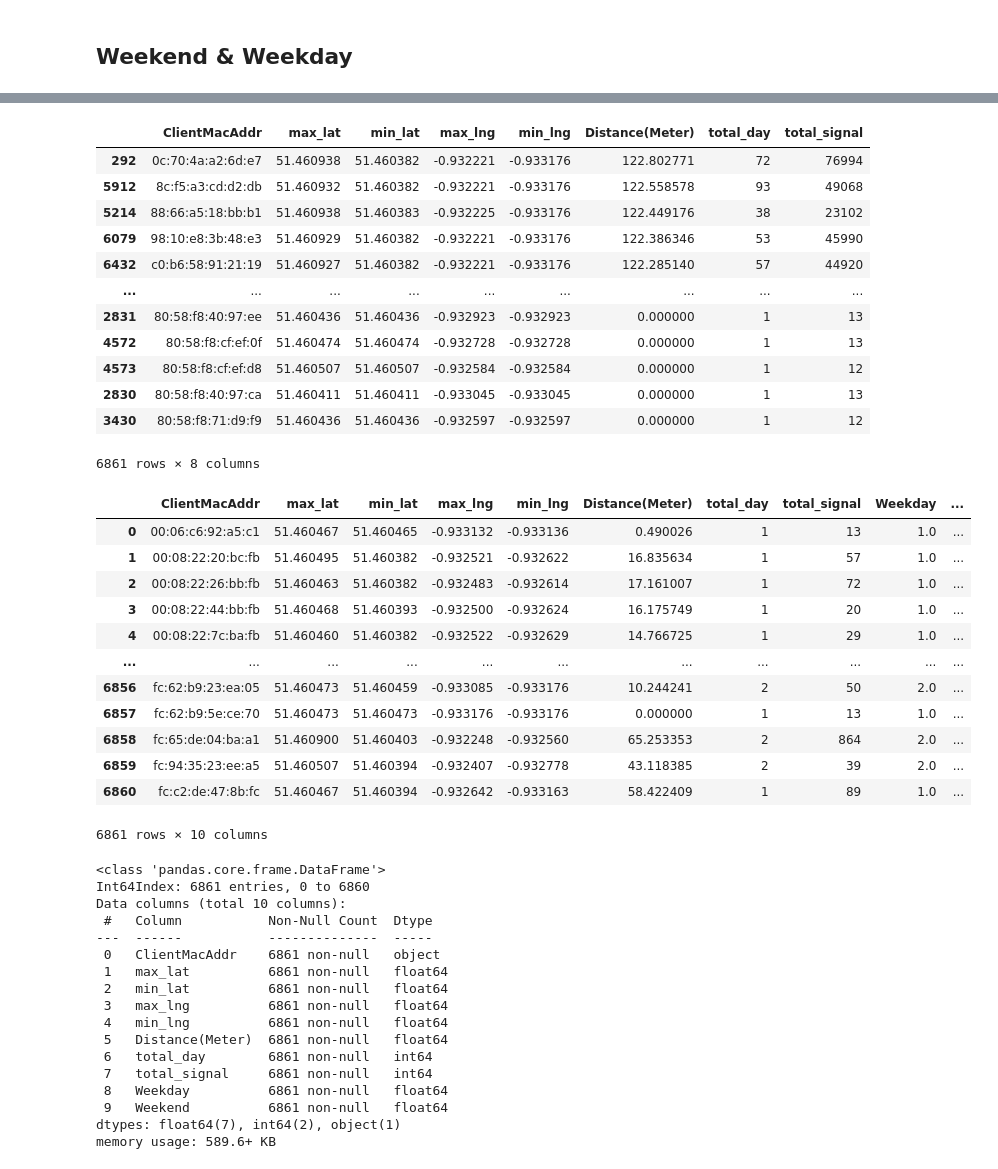
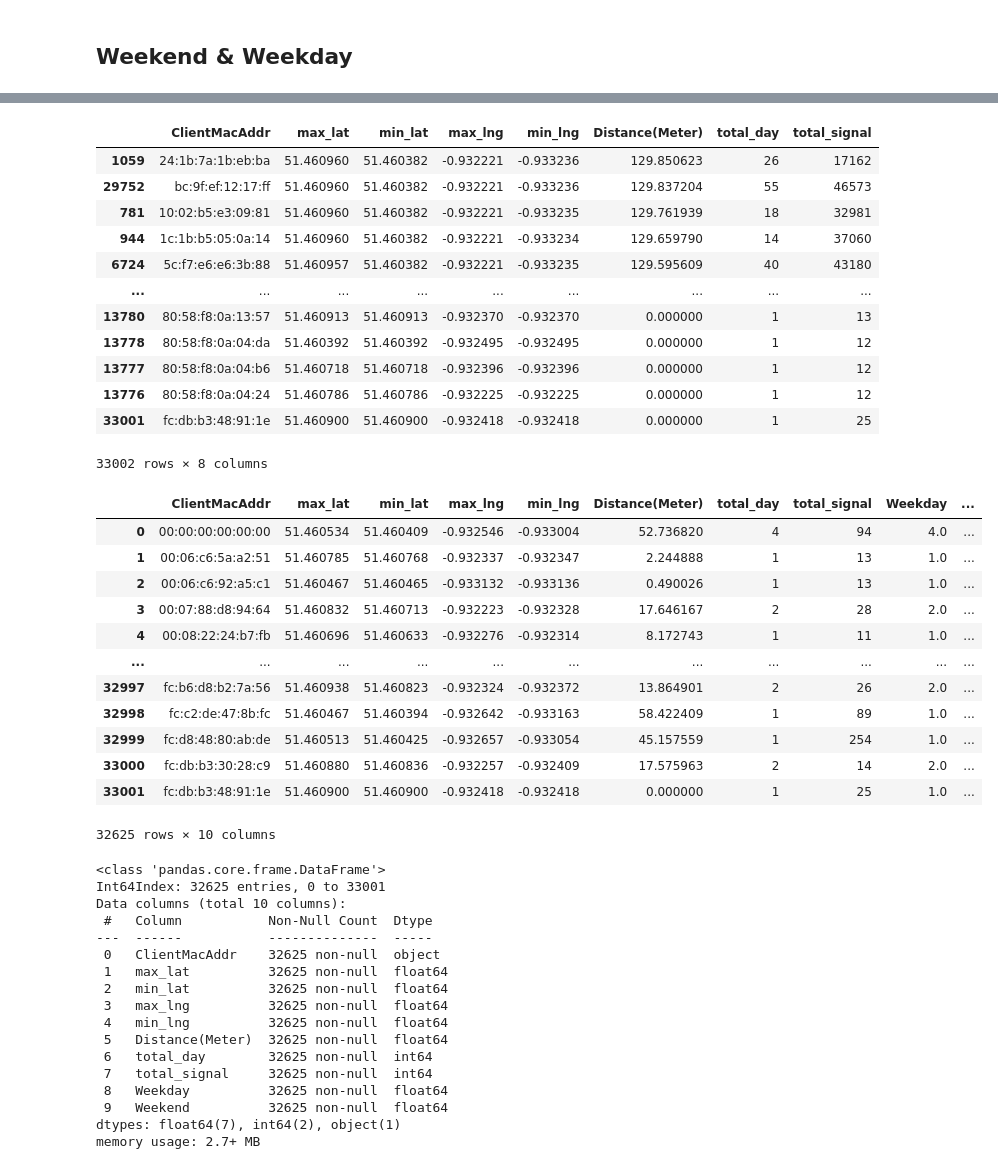
Before and after one commit to Khaninsi/Kiana_analytics, a Jupyter notebook: Code/Data Analysis_combined.ipynb, the cells around one changed output, grey strips where cells are left out. Drawn from its saved outputs; the diff is of its cells as text; code cells hidden in the pictures.

```diff
--- a/Code/Data Analysis_combined.ipynb
+++ b/Code/Data Analysis_combined.ipynb
@@ -27,4 +29,4 @@ def read_file(in_folder, percent=1):
     return df
 # %%
-df_0 = read_file('../data/data/', percent=0.04)
+df_0 = read_file('data/', percent=0.2) # 16 files
 # %% [output]
@@ -59,7 +76,7 @@ df_0.loc[df_0['Level'].isin(['1st Floor', '2nd Floor', '3rd Floor']),:]
 ### Data cleaning
 # %%
 ## Clean data at 1st - 3rd floor
-df_1 = df_0.loc[df_0['Level'].isin(['Ground Floor', '1st Floor', '2nd Floor', '3rd Floor']),:]
+df_1 = df_0.loc[df_0['Level'].isin(['Ground Floor', '1st Floor', '2nd Floor']),:]
 print("# rows before cleaning: {}".format(df_1.shape[0]))
 
 # For the first rectangle, I filter out
@@ -113,6 +130,6 @@ df_1.head(10)
 # %%
 ## Clean data at 4th floor
-df_4 = df_0.loc[df_0['Level']=='4th Floor',:]
+df_4 = df_0.loc[df_0['Level']=='3rd Floor',:]
 print("# rows before cleaning: {}".format(df_4.shape[0]))
 
 # For the 4th floor, I filter out
@@ -382,54 +379,57 @@ temp = temp.merge(frequency, on='ClientMacAddr')
 temp.sort_values('Distance(Meter)', ascending = False)
 # %% [output]
 |  | ClientMacAddr | max_lat | min_lat | max_lng | min_lng | Distance(Meter) | total_day | total_signal |
-| 292 | 0c:70:4a:a2:6d:e7 | 51.460938 | 51.460382 | -0.932221 | -0.933176 | 122.802771 | 72 | 76994 |
-| 5912 | 8c:f5:a3:cd:d2:db | 51.460932 | 51.460382 | -0.932221 | -0.933176 | 122.558578 | 93 | 49068 |
-| 5214 | 88:66:a5:18:bb:b1 | 51.460938 | 51.460383 | -0.932225 | -0.933176 | 122.449176 | 38 | 23102 |
-| 6079 | 98:10:e8:3b:48:e3 | 51.460929 | 51.460382 | -0.932221 | -0.933176 | 122.386346 | 53 | 45990 |
-| 6432 | c0:b6:58:91:21:19 | 51.460927 | 51.460382 | -0.932221 | -0.933176 | 122.285140 | 57 | 44920 |
+| 1059 | 24:1b:7a:1b:eb:ba | 51.460960 | 51.460382 | -0.932221 | -0.933236 | 129.850623 | 26 | 17162 |
+| 29752 | bc:9f:ef:12:17:ff | 51.460960 | 51.460382 | -0.932221 | -0.933236 | 129.837204 | 55 | 46573 |
+| 781 | 10:02:b5:e3:09:81 | 51.460960 | 51.460382 | -0.932221 | -0.933235 | 129.761939 | 18 | 32981 |
+| 944 | 1c:1b:b5:05:0a:14 | 51.460960 | 51.460382 | -0.932221 | -0.933234 | 129.659790 | 14 | 37060 |
+| 6724 | 5c:f7:e6:e6:3b:88 | 51.460957 | 51.460382 | -0.932221 | -0.933235 | 129.595609 | 40 | 43180 |
 | ... | ... | ... | ... | ... | ... | ... | ... | ... |
-| 2831 | 80:58:f8:40:97:ee | 51.460436 | 51.460436 | -0.932923 | -0.932923 | 0.000000 | 1 | 13 |
-| 4572 | 80:58:f8:cf:ef:0f | 51.460474 | 51.460474 | -0.932728 | -0.932728 | 0.000000 | 1 | 13 |
-| 4573 | 80:58:f8:cf:ef:d8 | 51.460507 | 51.460507 | -0.932584 | -0.932584 | 0.000000 | 1 | 12 |
-| 2830 | 80:58:f8:40:97:ca | 51.460411 | 51.460411 | -0.933045 | -0.933045 | 0.000000 | 1 | 13 |
-| 3430 | 80:58:f8:71:d9:f9 | 51.460436 | 51.460436 | -0.932597 | -0.932597 | 0.000000 | 1 | 12 |
+| 13780 | 80:58:f8:0a:13:57 | 51.460913 | 51.460913 | -0.932370 | -0.932370 | 0.000000 | 1 | 13 |
+| 13778 | 80:58:f8:0a:04:da | 51.460392 | 51.460392 | -0.932495 | -0.932495 | 0.000000 | 1 | 12 |
+| 13777 | 80:58:f8:0a:04:b6 | 51.460718 | 51.460718 | -0.932396 | -0.932396 | 0.000000 | 1 | 12 |
+| 13776 | 80:58:f8:0a:04:24 | 51.460786 | 51.460786 | -0.932225 | -0.932225 | 0.000000 | 1 | 12 |
+| 33001 | fc:db:b3:48:91:1e | 51.460900 | 51.460900 | -0.932418 | -0.932418 | 0.000000 | 1 | 25 |
-6861 rows × 8 columns
+33002 rows × 8 columns
 # %%
 # Add Weekdays and Weekend
 df_temp = temp.merge(df_weekday, how='left', on = 'ClientMacAddr').fillna(0).rename(columns = {'Days':'Weekday'})
 df_temp = df_temp.merge(df_weekend, how='left', on = 'ClientMacAddr').fillna(0).rename(columns = {'Days':'Weekend'})
+
+## Remove outliers: remove ClientMacAddr that has only 1 signal (row)
+df_temp = df_temp.loc[df_temp['total_signal'] > 1,:]
 df_temp
 # %% [output]
 |  | ClientMacAddr | max_lat | min_lat | max_lng | min_lng | Distance(Meter) | total_day | total_signal | Weekday | ... |
-| 0 | 00:06:c6:92:a5:c1 | 51.460467 | 51.460465 | -0.933132 | -0.933136 | 0.490026 | 1 | 13 | 1.0 | ... |
-| 1 | 00:08:22:20:bc:fb | 51.460495 | 51.460382 | -0.932521 | -0.932622 | 16.835634 | 1 | 57 | 1.0 | ... |
-| 2 | 00:08:22:26:bb:fb | 51.460463 | 51.460382 | -0.932483 | -0.932614 | 17.161007 | 1 | 72 | 1.0 | ... |
-| 3 | 00:08:22:44:bb:fb | 51.460468 | 51.460393 | -0.932500 | -0.932624 | 16.175749 | 1 | 20 | 1.0 | ... |
-| 4 | 00:08:22:7c:ba:fb | 51.460460 | 51.460382 | -0.932522 | -0.932629 | 14.766725 | 1 | 29 | 1.0 | ... |
+| 0 | 00:00:00:00:00:00 | 51.460534 | 51.460409 | -0.932546 | -0.933004 | 52.736820 | 4 | 94 | 4.0 | ... |
+| 1 | 00:06:c6:5a:a2:51 | 51.460785 | 51.460768 | -0.932337 | -0.932347 | 2.244888 | 1 | 13 | 1.0 | ... |
+| 2 | 00:06:c6:92:a5:c1 | 51.460467 | 51.460465 | -0.933132 | -0.933136 | 0.490026 | 1 | 13 | 1.0 | ... |
+| 3 | 00:07:88:d8:94:64 | 51.460832 | 51.460713 | -0.932223 | -0.932328 | 17.646167 | 2 | 28 | 2.0 | ... |
+| 4 | 00:08:22:24:b7:fb | 51.460696 | 51.460633 | -0.932276 | -0.932314 | 8.172743 | 1 | 11 | 1.0 | ... |
 | ... | ... | ... | ... | ... | ... | ... | ... | ... | ... | ... |
-| 6856 | fc:62:b9:23:ea:05 | 51.460473 | 51.460459 | -0.933085 | -0.933176 | 10.244241 | 2 | 50 | 2.0 | ... |
-| 6857 | fc:62:b9:5e:ce:70 | 51.460473 | 51.460473 | -0.933176 | -0.933176 | 0.000000 | 1 | 13 | 1.0 | ... |
-| 6858 | fc:65:de:04:ba:a1 | 51.460900 | 51.460403 | -0.932248 | -0.932560 | 65.253353 | 2 | 864 | 2.0 | ... |
-| 6859 | fc:94:35:23:ee:a5 | 51.460507 | 51.460394 | -0.932407 | -0.932778 | 43.118385 | 2 | 39 | 2.0 | ... |
-| 6860 | fc:c2:de:47:8b:fc | 51.460467 | 51.460394 | -0.932642 | -0.933163 | 58.422409 | 1 | 89 | 1.0 | ... |
+| 32997 | fc:b6:d8:b2:7a:56 | 51.460938 | 51.460823 | -0.932324 | -0.932372 | 13.864901 | 2 | 26 | 2.0 | ... |
+| 32998 | fc:c2:de:47:8b:fc | 51.460467 | 51.460394 | -0.932642 | -0.933163 | 58.422409 | 1 | 89 | 1.0 | ... |
+| 32999 | fc:d8:48:80:ab:de | 51.460513 | 51.460425 | -0.932657 | -0.933054 | 45.157559 | 1 | 254 | 1.0 | ... |
+| 33000 | fc:db:b3:30:28:c9 | 51.460880 | 51.460836 | -0.932257 | -0.932409 | 17.575963 | 2 | 14 | 2.0 | ... |
+| 33001 | fc:db:b3:48:91:1e | 51.460900 | 51.460900 | -0.932418 | -0.932418 | 0.000000 | 1 | 25 | 1.0 | ... |
-6861 rows × 10 columns
+32625 rows × 10 columns
 # %%
 df_temp.info()
 # %% [output]
 <class 'pandas.core.frame.DataFrame'>
-Int64Index: 6861 entries, 0 to 6860
+Int64Index: 32625 entries, 0 to 33001
 Data columns (total 10 columns):
  #   Column           Non-Null Count  Dtype
 ---  ------           --------------  -----
- 0   ClientMacAddr    6861 non-null   object
- 1   max_lat          6861 non-null   float64
- 2   min_lat          6861 non-null   float64
- 3   max_lng          6861 non-null   float64
- 4   min_lng          6861 non-null   float64
- 5   Distance(Meter)  6861 non-null   float64
- 6   total_day        6861 non-null   int64
- 7   total_signal     6861 non-null   int64
- 8   Weekday          6861 non-null   float64
- 9   Weekend          6861 non-null   float64
+ 0   ClientMacAddr    32625 non-null  object
+ 1   max_lat          32625 non-null  float64
+ 2   min_lat          32625 non-null  float64
+ 3   max_lng          32625 non-null  float64
+ 4   min_lng          32625 non-null  float64
+ 5   Distance(Meter)  32625 non-null  float64
+ 6   total_day        32625 non-null  int64
+ 7   total_signal     32625 non-null  int64
+ 8   Weekday          32625 non-null  float64
+ 9   Weekend          32625 non-null  float64
 dtypes: float64(7), int64(2), object(1)
-memory usage: 589.6+ KB
+memory usage: 2.7+ MB
```
Also changed, not shown: parts of 36 cells of this notebook, 1 other file.
